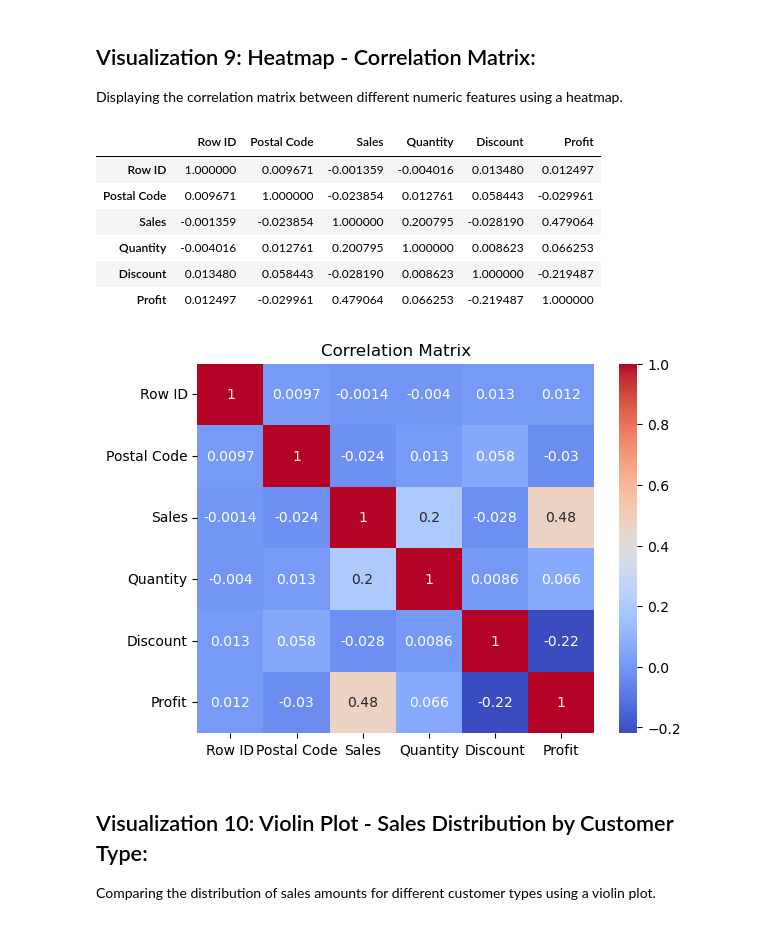
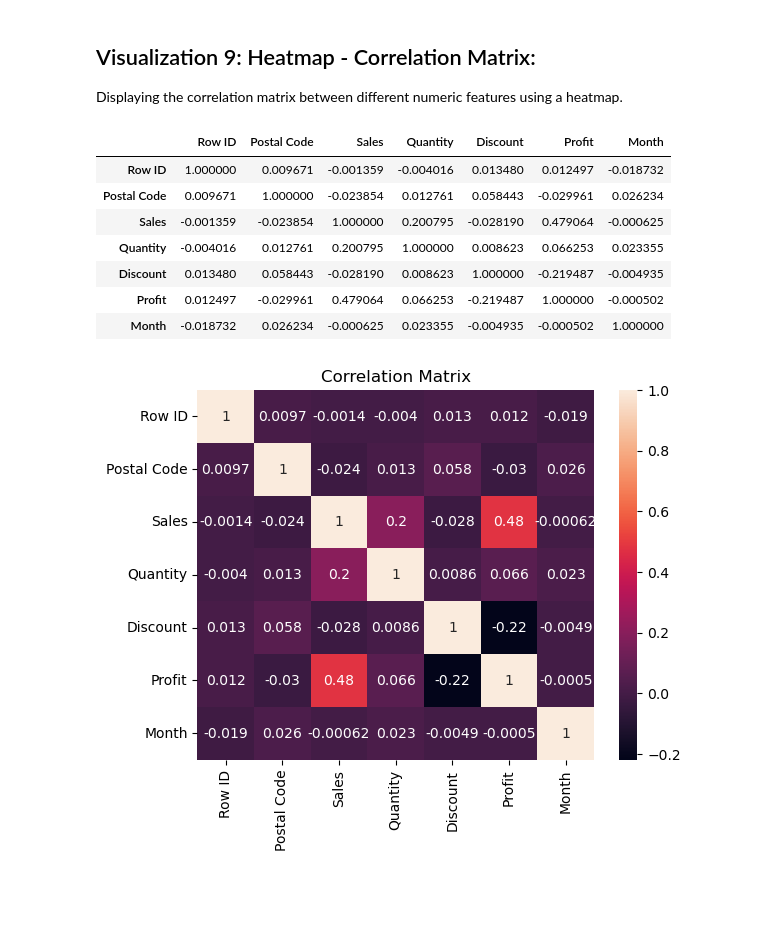
Before and after one commit to Mahmoud-Khorshed-DS-AI/AI-DS-Online-Diploma-Summer-Semester-2024, a Jupyter notebook: Session 13/Lab13_Visualizations.ipynb, the cells around one changed output. Drawn from its saved outputs; the diff is of its cells as text; code cells hidden in the pictures; blank space fills up the shorter version.

```diff
--- a/Session 13/Lab13_Visualizations.ipynb
+++ b/Session 13/Lab13_Visualizations.ipynb
@@ -6,3 +14,7 @@
+# %%
+# Read Super market Ecommerce Data USA
+
+E_comm_USA = pd.read_excel('E-commerce-Super_market_USA.xlsx')
 # %%
 plt.figure(figsize=(5, 3))
 # fig, ax = plt.subplots()
@@ -442,23 +481,21 @@ df = E_comm_USA.copy()
 correlation_matrix = df.corr(numeric_only=True)
 correlation_matrix
 # %% [output]
-|  | Row ID | Postal Code | Sales | Quantity | Discount | Profit |
-| Row ID | 1.000000 | 0.009671 | -0.001359 | -0.004016 | 0.013480 | 0.012497 |
-| Postal Code | 0.009671 | 1.000000 | -0.023854 | 0.012761 | 0.058443 | -0.029961 |
-| Sales | -0.001359 | -0.023854 | 1.000000 | 0.200795 | -0.028190 | 0.479064 |
-| Quantity | -0.004016 | 0.012761 | 0.200795 | 1.000000 | 0.008623 | 0.066253 |
-| Discount | 0.013480 | 0.058443 | -0.028190 | 0.008623 | 1.000000 | -0.219487 |
-| Profit | 0.012497 | -0.029961 | 0.479064 | 0.066253 | -0.219487 | 1.000000 |
+|  | Row ID | Postal Code | Sales | Quantity | Discount | Profit | Month |
+| Row ID | 1.000000 | 0.009671 | -0.001359 | -0.004016 | 0.013480 | 0.012497 | -0.018732 |
+| Postal Code | 0.009671 | 1.000000 | -0.023854 | 0.012761 | 0.058443 | -0.029961 | 0.026234 |
+| Sales | -0.001359 | -0.023854 | 1.000000 | 0.200795 | -0.028190 | 0.479064 | -0.000625 |
+| Quantity | -0.004016 | 0.012761 | 0.200795 | 1.000000 | 0.008623 | 0.066253 | 0.023355 |
+| Discount | 0.013480 | 0.058443 | -0.028190 | 0.008623 | 1.000000 | -0.219487 | -0.004935 |
+| Profit | 0.012497 | -0.029961 | 0.479064 | 0.066253 | -0.219487 | 1.000000 | -0.000502 |
+| Month | -0.018732 | 0.026234 | -0.000625 | 0.023355 | -0.004935 | -0.000502 | 1.000000 |
 # %%
 correlation_matrix = df.corr(numeric_only=True)
 sns.heatmap(correlation_matrix,
              annot=True,
-             cmap='coolwarm'
+            #  cmap='coolwarm'
              )
 plt.title('Correlation Matrix')
 plt.show()
 # %% [output]
-[figure, old version]
+[figure, new version]
-# %% [markdown]
-## Visualization 10: Violin Plot - Sales Distribution by Customer Type:
-Comparing the distribution of sales amounts for different customer types using a violin plot.
```
Also changed, not shown: parts of 84 cells of this notebook, 3 other files.
